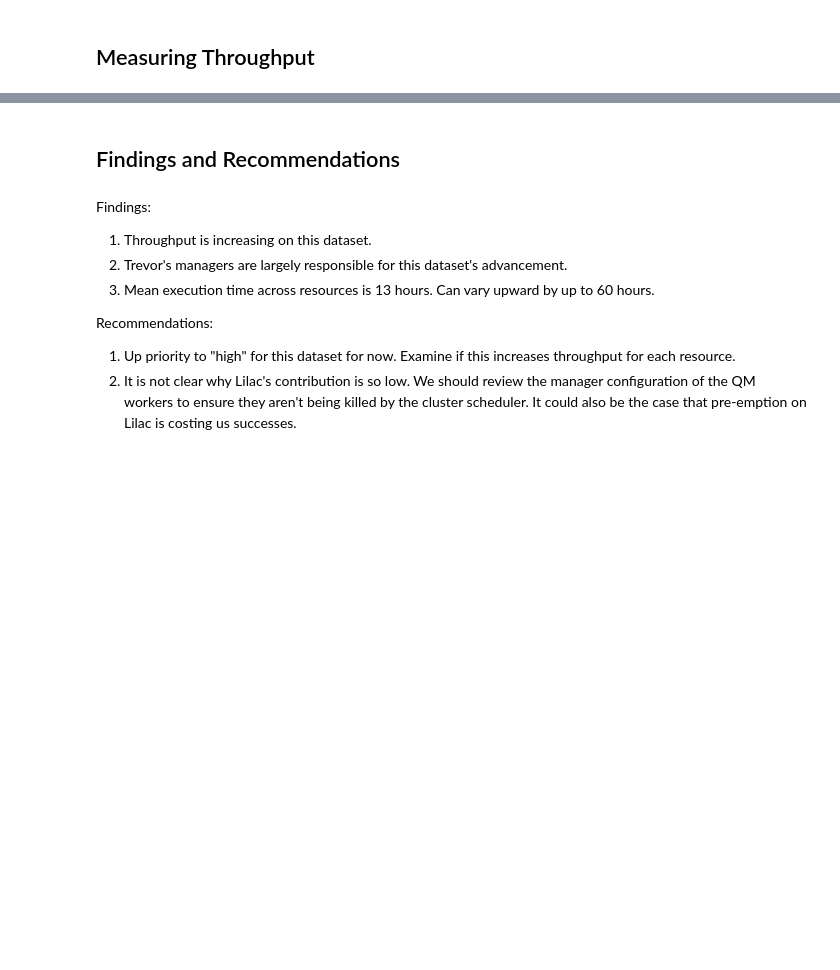
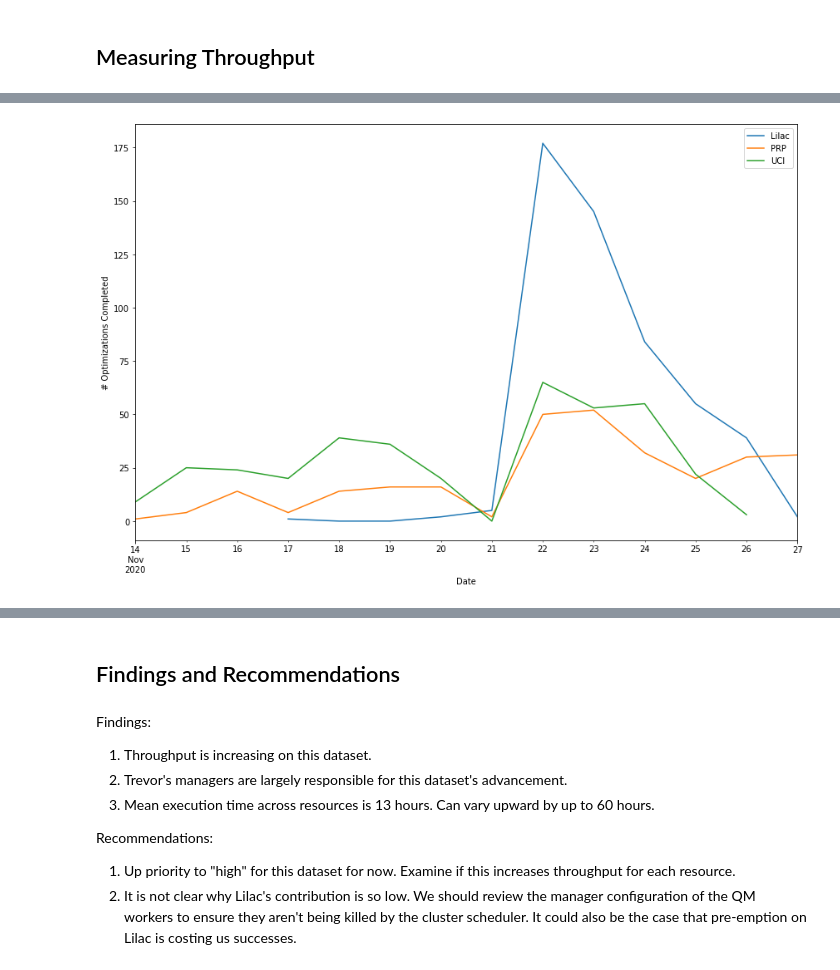
Before and after one commit to openforcefield/qca-dataset-submission, a Jupyter notebook: submissions/2020-10-26-PEPCONF-Optimization/Throughput Troubleshooting.ipynb, the cells around one changed output, grey strips where cells are left out. Saved outputs shown, nothing was run; the diff lists cells and outputs as text; code cells hidden in the pictures; blank space fills up the shorter version.

```diff
--- a/submissions/2020-10-26-PEPCONF-Optimization/Throughput Troubleshooting.ipynb
+++ b/submissions/2020-10-26-PEPCONF-Optimization/Throughput Troubleshooting.ipynb
@@ -140,3 +144,24 @@ fig.savefig('throughput.pdf', dpi=300)
+# %%
+fig, ax = plt.subplots(figsize=(12, 8))
+
+name_map = {'chodera': 'Lilac',
+            'qcfractal': 'PRP',
+            'tgokey': 'UCI'}
+counts = {}
+for name, group in df_prov.reset_index().set_index('modified_on').groupby('username'):
+    counts[name_map[name]] = group.groupby((pd.Grouper(freq='D')))['index'].count()
+
+counts = pd.DataFrame(counts)
+counts.plot(ax=ax)
+ax.legend()
+
+ax.set_ylabel("# Optimizations Completed")
+ax.set_xlabel("Date")
+
+fig.tight_layout()
+fig.savefig('success-individual.pdf', dpi=300)
+# %% [output]
+[figure, added]
 # %%
 fig, ax = plt.subplots(figsize=(12, 8))
 
```
Also changed, not shown: parts of 9 cells of this notebook.
